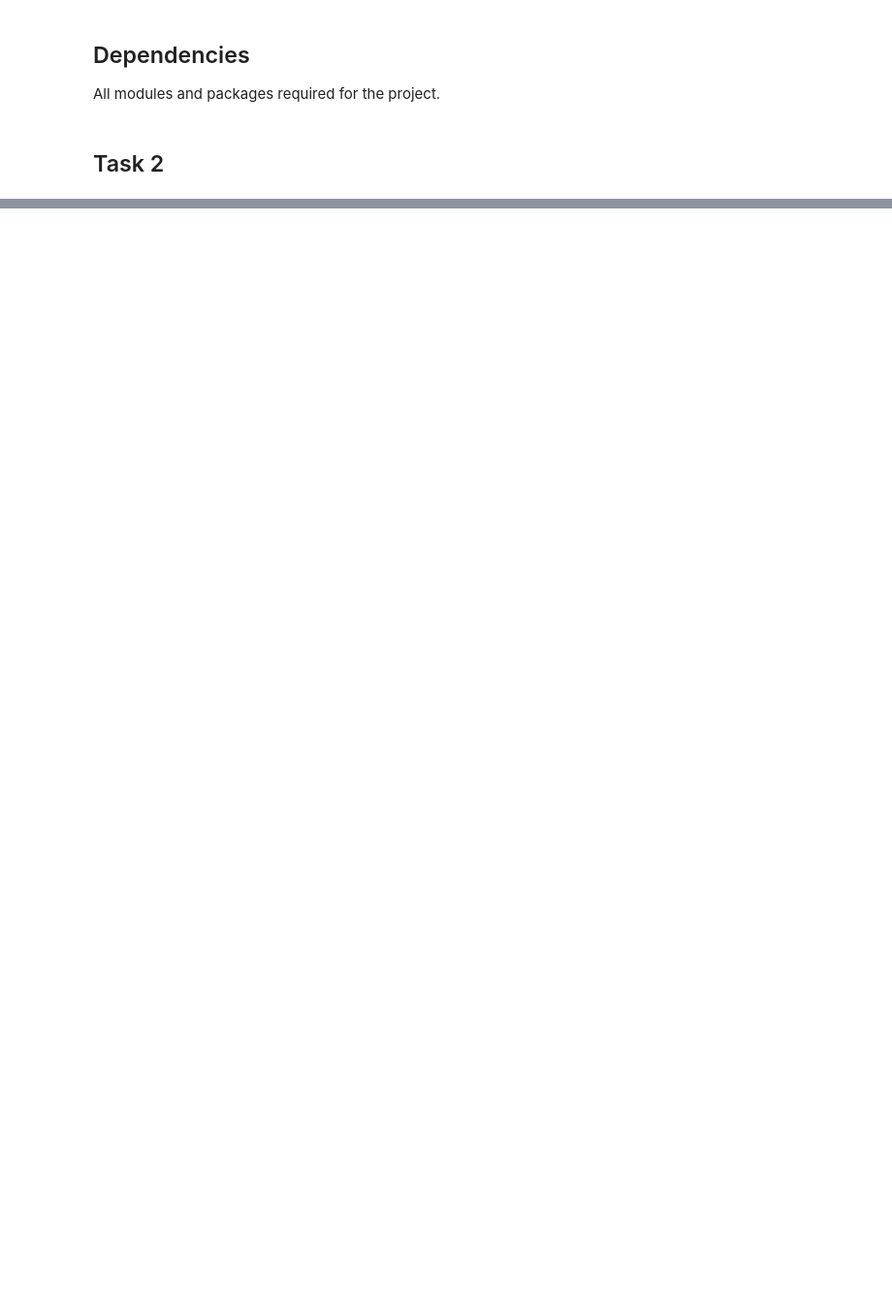
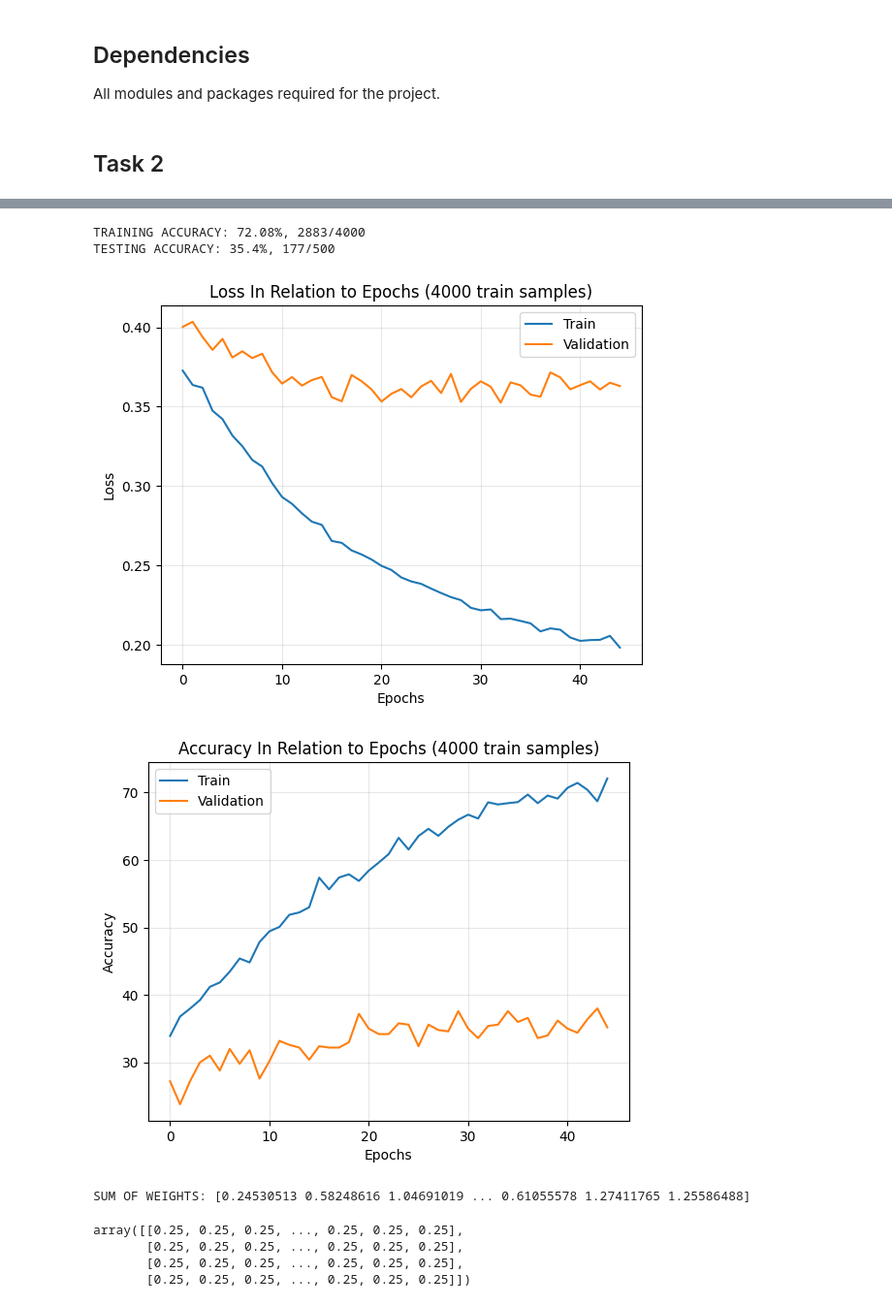
Before and after one commit to dem-ioak/AI-Project-Three, a Jupyter notebook: src/Task2.ipynb, the cells around one changed output, grey strips where cells are left out. Shown at 97% size. Saved outputs shown, nothing was run; the diff lists cells and outputs as text; code cells hidden in the pictures; blank space fills up the shorter version.

Commit message:
Softmax SGD

```diff
--- a/src/Task2.ipynb
+++ b/src/Task2.ipynb
@@ -65,14 +65,16 @@ class SoftmaxRegression:
     def loss(self, Y, P):
         """Compute the current value of average loss based on predictions"""
         buffer = 1e-15
-        loss = np.mean(-Y * np.log(P + buffer))
+        #print(Y.shape, P.shape)
+        loss = np.mean(-Y.T * np.log(P + buffer))
         if self.regularization == 2:
             loss += np.sum(self.Lambda * np.square(self.weights))
         return loss
 
     def accuracy(self, gold_labels, preds):
+        #print(preds.shape)
         pred_labels = self.get_pred_labels(preds)
-        correct = [1 if pred == gold else 0 for pred, gold in zip(pred_labels, gold_labels)]
+        correct = [1 if np.array_equal(pred, gold) else 0 for pred, gold in zip(pred_labels.T, gold_labels)]
         count, total = sum(correct), len(correct)
         acc = round(count/total*100, 2)
 
@@ -98,8 +100,12 @@ class SoftmaxRegression:
         random.shuffle(indices_array)
 
         for ind in indices_array:
-            residual = self.predict(ind) - self.y_train[ind]
-            gradient = residual * self.X_train[ind]
+            resid = self.y_train[ind] - self.predict(ind)
+            resid = resid[:, np.newaxis]
+            x_col = self.X_train[ind][:, np.newaxis].T
+            # print(resid.shape, x_col.shape, self.weights.shape)
+            gradient = -1 * np.matmul(resid, x_col)
+
             if self.regularization == 2:
                 gradient += 2 * self.Lambda * self.weights
             self.weights -= self.lr * gradient
@@ -152,16 +158,16 @@ class SoftmaxRegression:
     # Model Evaluation
     def indicator(self, pred):
         """Returns label 1 if p(y == 1) > .5, 0 if p(y == 1) < .5, and breaks ties randomly"""
-        if pred > .5:
-            return 1
-        elif pred < .5:
-            return 0
-        return np.random.choice([0, 1])
+        max_ind = np.argmax(pred)
+        one_hot = np.zeros_like(pred)
+        one_hot[max_ind] = 1
+        return one_hot
 
     def get_pred_labels(self, preds):
         """Converts prediction probabilities into labels"""
-        for i in range(len(preds)):
-            preds[i] = self.indicator(preds[i])
+        for i in range(preds.shape[1]):
+            #print(preds[:,i].shape, preds[:,i])
+            preds[:,i] = self.indicator(preds[:,i])
 
         return preds
 
@@ -195,5 +203,5 @@ regularization = (2, Lambda, decay)
 ttv_split = train_test_validation_split(image_data, third_wires) # train, test, and validation
 
 softm = SoftmaxRegression(*ttv_split, lr, epsilon, regularization, seed = SEED)
-# sgd = logistic.train_stochastic(EPOCH_LIM)
-# predictions = logistic.get_pred_labels(logistic.predict())
+sgd = softm.train(EPOCH_LIM)
+predictions = softm.get_pred_labels(softm.predict())
@@ -200,3 +226,17 @@ softm = SoftmaxRegression(*ttv_split, lr, epsilon, regularization, seed = SEED)
+# %%
+softm.test()
+print(f"SUM OF WEIGHTS: {sum(abs(softm.weights))}")
+# %% [output]
+TRAINING ACCURACY: 72.08%, 2883/4000
+TESTING ACCURACY: 35.4%, 177/500
+[figure, added]
+[figure, added]
+SUM OF WEIGHTS: [0.24530513 0.58248616 1.04691019 ... 0.61055578 1.27411765 1.25586488]
 # %%
 pred = softm.predict()
 pred
+# %% [output]
+array([[0.25, 0.25, 0.25, ..., 0.25, 0.25, 0.25],
+       [0.25, 0.25, 0.25, ..., 0.25, 0.25, 0.25],
+       [0.25, 0.25, 0.25, ..., 0.25, 0.25, 0.25],
+       [0.25, 0.25, 0.25, ..., 0.25, 0.25, 0.25]])
```
Also changed, not shown: parts of 2 cells of this notebook, 1 other file.
